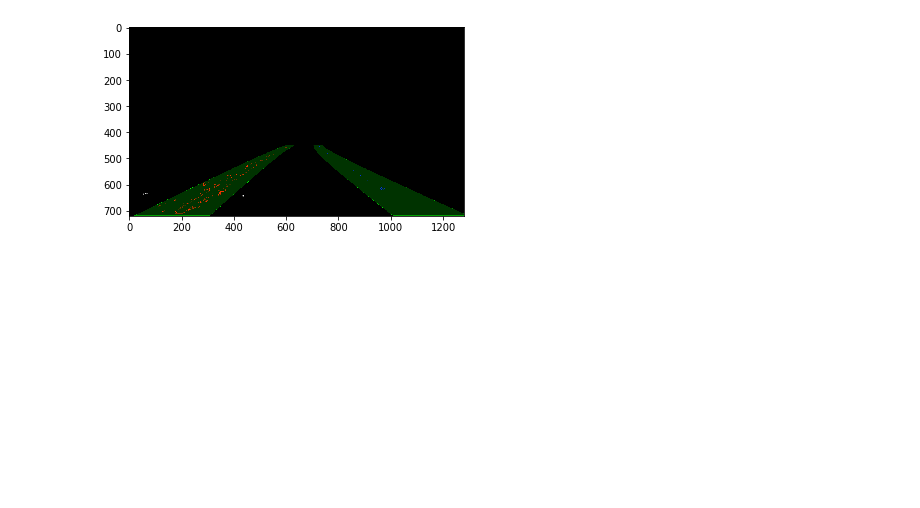
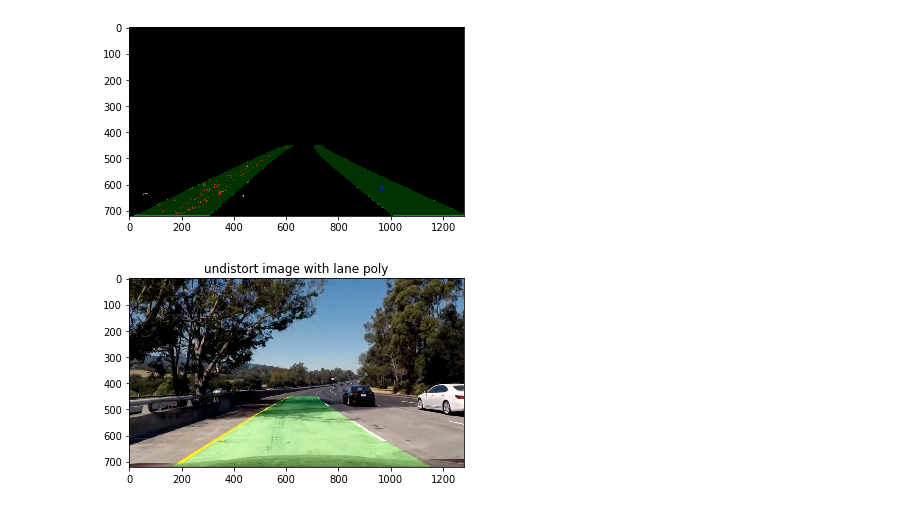
Before and after one commit to chenqin/CarND-Advanced-Lane-Lines, a Jupyter notebook: advanced_lane_lines.ipynb, the cells around one changed output. Cells and saved outputs as stored; diff of their text form; code cells hidden in the pictures; blank space fills up the shorter version.

```diff
--- a/advanced_lane_lines.ipynb
+++ b/advanced_lane_lines.ipynb
@@ -395,3 +399,35 @@ plt.imshow(result_recover)
 plt.show()
 # %% [output]
 [figure]
+# %%
+def drawLine(undist, warped, left_fit, right_fit):
+    # Create an image to draw the lines on
+    warp_zero = np.zeros_like(warped).astype(np.uint8)
+    color_warp = np.dstack((warp_zero, warp_zero, warp_zero))
+
+    ploty = np.linspace(0, warped.shape[0]-1, warped.shape[0] )
+    # Fit new polynomials to x,y in world space
+    left_fitx = left_fit[0]*ploty**2+left_fit[1]*ploty+left_fit[2]
+    right_fitx = right_fit[0]*ploty**2+right_fit[1]*ploty+right_fit[2]
+
+    pts_left = np.array([np.transpose(np.vstack([left_fitx, ploty]))])
+    pts_right = np.array([np.flipud(np.transpose(np.vstack([right_fitx, ploty])))])
+    pts = np.hstack((pts_left, pts_right))
+
+    # Draw the lane onto the warped blank image
+    cv2.fillPoly(color_warp, np.int_([pts]), (0,215, 0))
+
+
+    # Warp the blank back to original image space using inverse perspective matrix (Minv)
+    newwarp = cv2.warpPerspective(color_warp, M_prime, (color_warp.shape[1], color_warp.shape[0]))
+
+    # Combine the result with the original image
+    result = cv2.addWeighted(undist, 1, newwarp, 0.3, 0)
+    return result
+
+plt.title("undistort image with lane poly")
+result_recover = drawLine(img2, binary_warped, left_fit, right_fit)
+plt.imshow(result_recover)
+plt.show()
+# %% [output]
+[figure, added]
```
Also changed, not shown: parts of 4 cells of this notebook.
